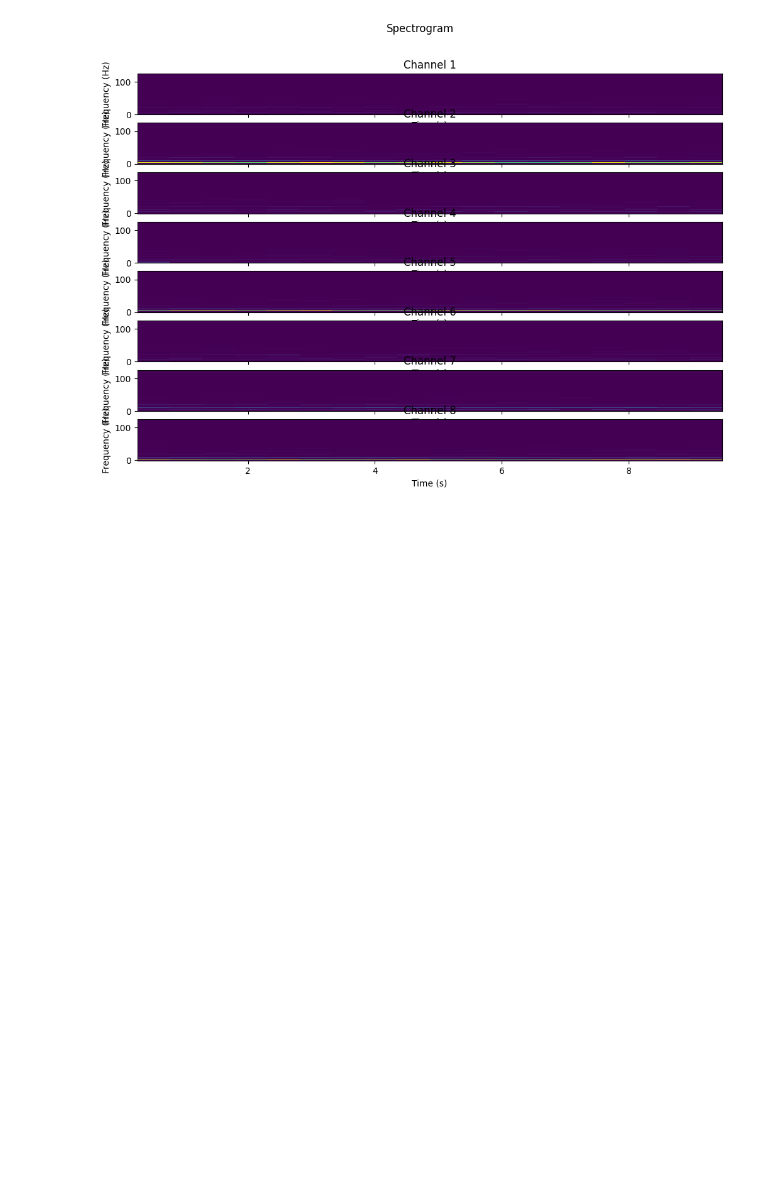
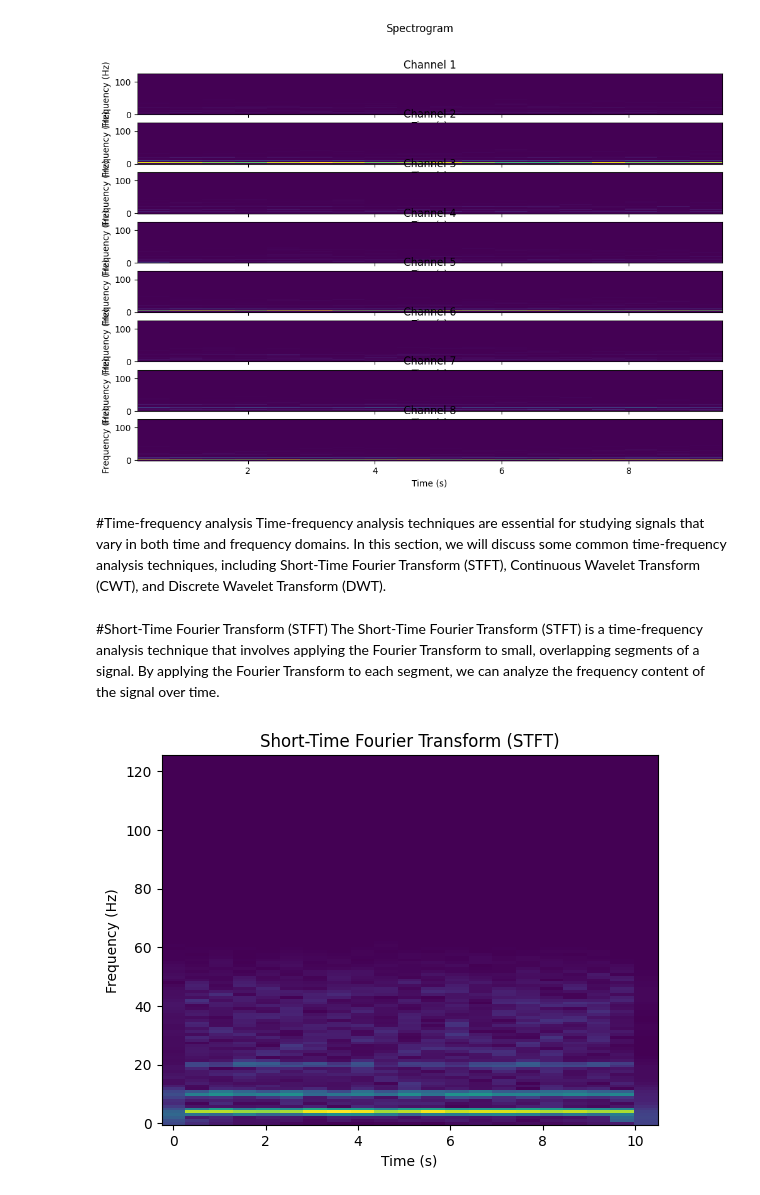
Before and after one commit to vinkrishna/ExpandingSenses, a Jupyter notebook: Chapter3.ipynb, the cells around one changed output. Drawn from its saved outputs; the diff is of its cells as text; code cells hidden in the pictures; blank space fills up the shorter version.

```diff
--- a/Chapter3.ipynb
+++ b/Chapter3.ipynb
@@ -730,3 +730,23 @@ plt.show()
 [figure]
 [figure]
 [figure]
+# %% [markdown]
+#Time-frequency analysis
+Time-frequency analysis techniques are essential for studying signals that vary in both time and frequency domains. In this section, we will discuss some common time-frequency analysis techniques, including Short-Time Fourier Transform (STFT), Continuous Wavelet Transform (CWT), and Discrete Wavelet Transform (DWT).
+# %% [markdown]
+#Short-Time Fourier Transform (STFT)
+The Short-Time Fourier Transform (STFT) is a time-frequency analysis technique that involves applying the Fourier Transform to small, overlapping segments of a signal. By applying the Fourier Transform to each segment, we can analyze the frequency content of the signal over time.
+# %%
+from scipy.signal import stft
+
+# Compute the Short-Time Fourier Transform
+f_stft, t_stft, Zxx = stft(eeg_data_filtered[0], fs=fs, nperseg=256, noverlap=128)
+
+# Plot the Short-Time Fourier Transform
+plt.pcolormesh(t_stft, f_stft, np.abs(Zxx), shading='auto')
+plt.xlabel('Time (s)')
+plt.ylabel('Frequency (Hz)')
+plt.title('Short-Time Fourier Transform (STFT)')
+plt.show()
+# %% [output]
+[figure, added]
```
Also changed, not shown: parts of 4 cells of this notebook.
